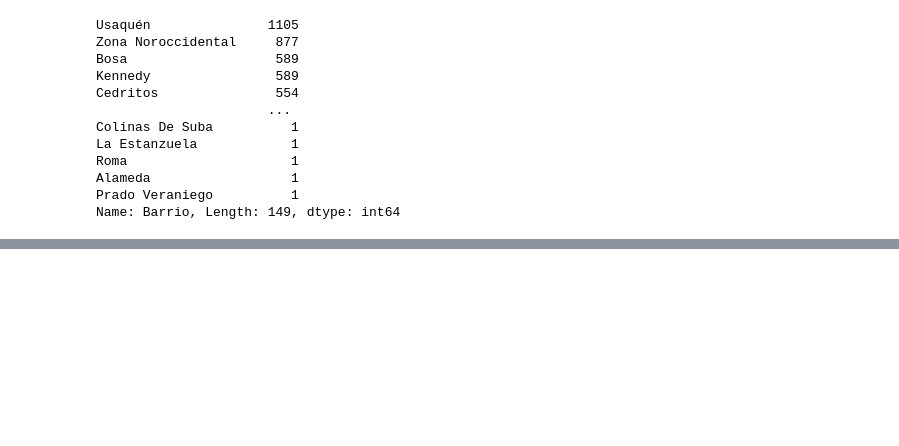
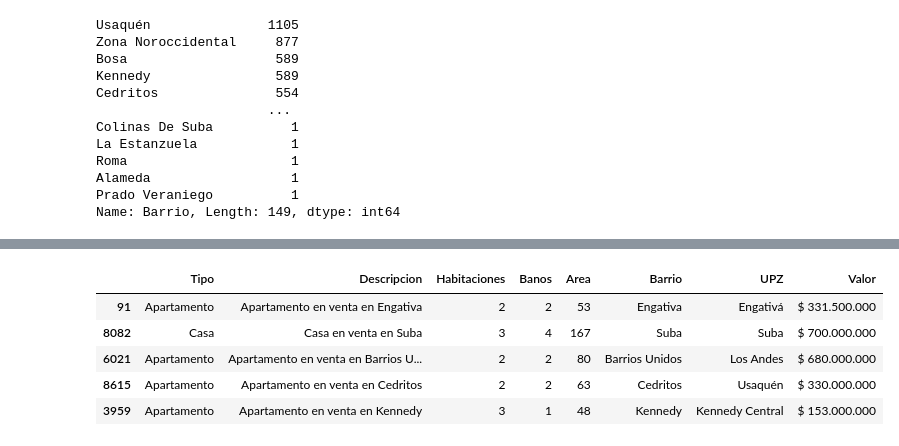
Before and after one commit to GOoD-Idea-Alex/Phyton-colab-pandas, a Jupyter notebook: inmersion_datos_alura.ipynb, the cells around one changed output, grey strips where cells are left out. Saved outputs shown, nothing was run; the diff lists cells and outputs as text; code cells hidden in the pictures; blank space fills up the shorter version.

```diff
--- a/inmersion_datos_alura.ipynb
+++ b/inmersion_datos_alura.ipynb
@@ -193,0 +194,9 @@ inmuebles_barrio.head(10).plot.bar()
+# %%
+inmuebles.sample(5)
+# %% [output]
+|  | Tipo | Descripcion | Habitaciones | Banos | Area | Barrio | UPZ | Valor |
+| 91 | Apartamento | Apartamento en venta en Engativa | 2 | 2 | 53 | Engativa | Engativá | $ 331.500.000 |
+| 8082 | Casa | Casa en venta en Suba | 3 | 4 | 167 | Suba | Suba | $ 700.000.000 |
+| 6021 | Apartamento | Apartamento en venta en Barrios U... | 2 | 2 | 80 | Barrios Unidos | Los Andes | $ 680.000.000 |
+| 8615 | Apartamento | Apartamento en venta en Cedritos | 2 | 2 | 63 | Cedritos | Usaquén | $ 330.000.000 |
+| 3959 | Apartamento | Apartamento en venta en Kennedy | 3 | 1 | 48 | Kennedy | Kennedy Central | $ 153.000.000 |
```
Also changed, not shown: parts of 27 cells of this notebook.
